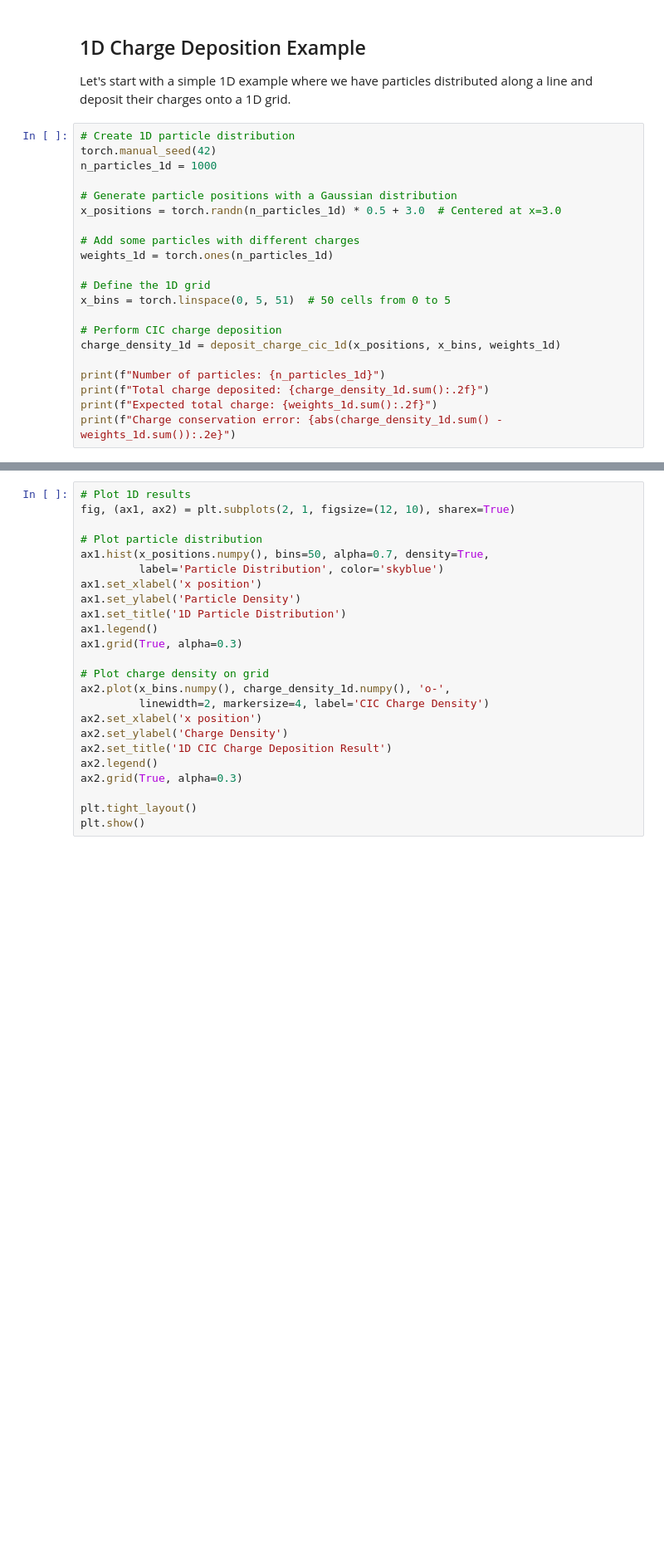
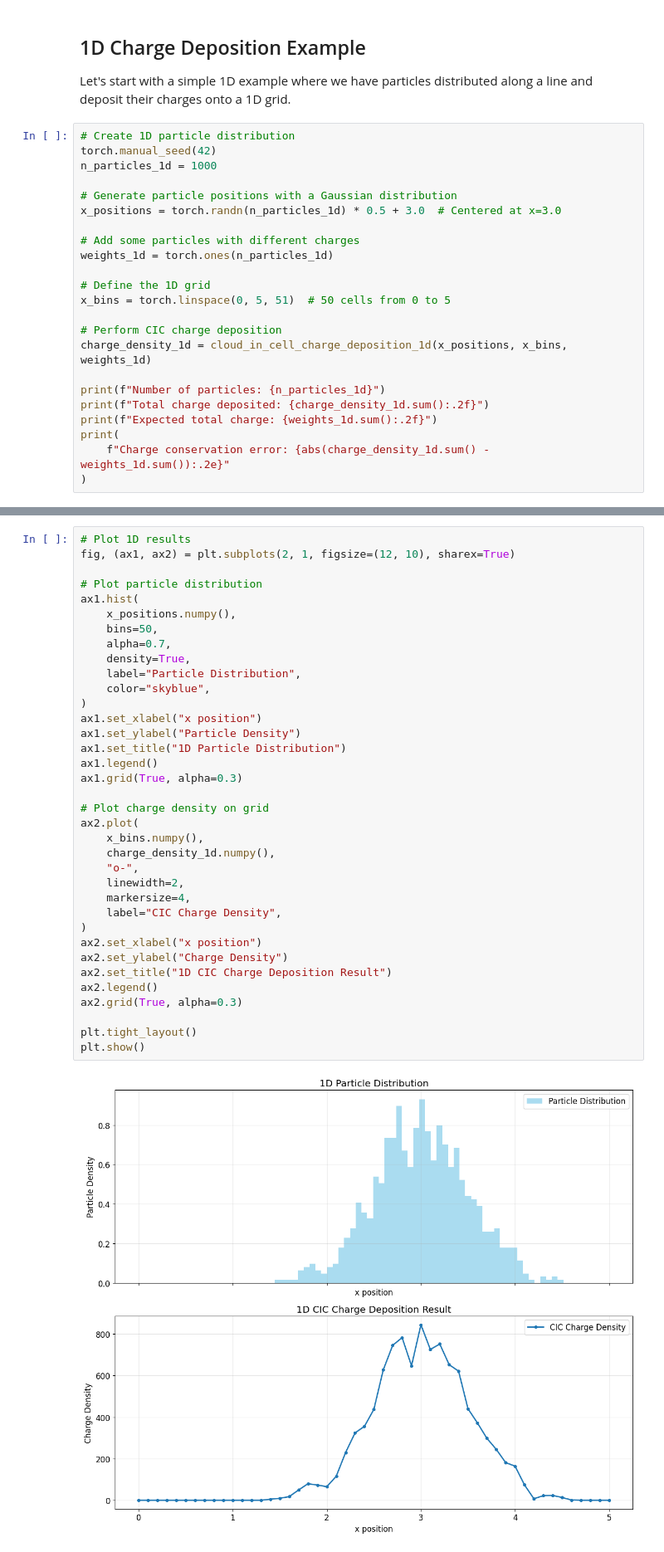
Before and after one commit to desy-ml/cheetah, a Jupyter notebook: docs/examples/charge_deposition_examples.ipynb, the cells around one changed output, grey strips where cells are left out. Shown at 83% size. Drawn from its saved outputs; the diff is of its cells as text; blank space fills up the shorter version.

```diff
--- a/docs/examples/charge_deposition_examples.ipynb
+++ b/docs/examples/charge_deposition_examples.ipynb
@@ -37,9 +38,11 @@ weights_1d = torch.ones(n_particles_1d)
 x_bins = torch.linspace(0, 5, 51)  # 50 cells from 0 to 5
 
 # Perform CIC charge deposition
-charge_density_1d = deposit_charge_cic_1d(x_positions, x_bins, weights_1d)
+charge_density_1d = cloud_in_cell_charge_deposition_1d(x_positions, x_bins, weights_1d)
 
 print(f"Number of particles: {n_particles_1d}")
 print(f"Total charge deposited: {charge_density_1d.sum():.2f}")
 print(f"Expected total charge: {weights_1d.sum():.2f}")
-print(f"Charge conservation error: {abs(charge_density_1d.sum() - weights_1d.sum()):.2e}")
+print(
+    f"Charge conservation error: {abs(charge_density_1d.sum() - weights_1d.sum()):.2e}"
+)
@@ -46,27 +54,41 @@ print(f"Charge conservation error: {abs(charge_density_1d.sum() - weights_1d.sum
 # %%
 # Plot 1D results
 fig, (ax1, ax2) = plt.subplots(2, 1, figsize=(12, 10), sharex=True)
 
 # Plot particle distribution
-ax1.hist(x_positions.numpy(), bins=50, alpha=0.7, density=True,
-         label='Particle Distribution', color='skyblue')
-ax1.set_xlabel('x position')
-ax1.set_ylabel('Particle Density')
-ax1.set_title('1D Particle Distribution')
+ax1.hist(
+    x_positions.numpy(),
+    bins=50,
+    alpha=0.7,
+    density=True,
+    label="Particle Distribution",
+    color="skyblue",
+)
+ax1.set_xlabel("x position")
+ax1.set_ylabel("Particle Density")
+ax1.set_title("1D Particle Distribution")
 ax1.legend()
 ax1.grid(True, alpha=0.3)
 
 # Plot charge density on grid
-ax2.plot(x_bins.numpy(), charge_density_1d.numpy(), 'o-',
-         linewidth=2, markersize=4, label='CIC Charge Density')
-ax2.set_xlabel('x position')
-ax2.set_ylabel('Charge Density')
-ax2.set_title('1D CIC Charge Deposition Result')
+ax2.plot(
+    x_bins.numpy(),
+    charge_density_1d.numpy(),
+    "o-",
+    linewidth=2,
+    markersize=4,
+    label="CIC Charge Density",
+)
+ax2.set_xlabel("x position")
+ax2.set_ylabel("Charge Density")
+ax2.set_title("1D CIC Charge Deposition Result")
 ax2.legend()
 ax2.grid(True, alpha=0.3)
 
 plt.tight_layout()
 plt.show()
+# %% [output]
+[figure, added]
 # %% [markdown]
 ## 2D Charge Deposition Example
 
```
Also changed, not shown: parts of 13 cells of this notebook, 1 other file.
